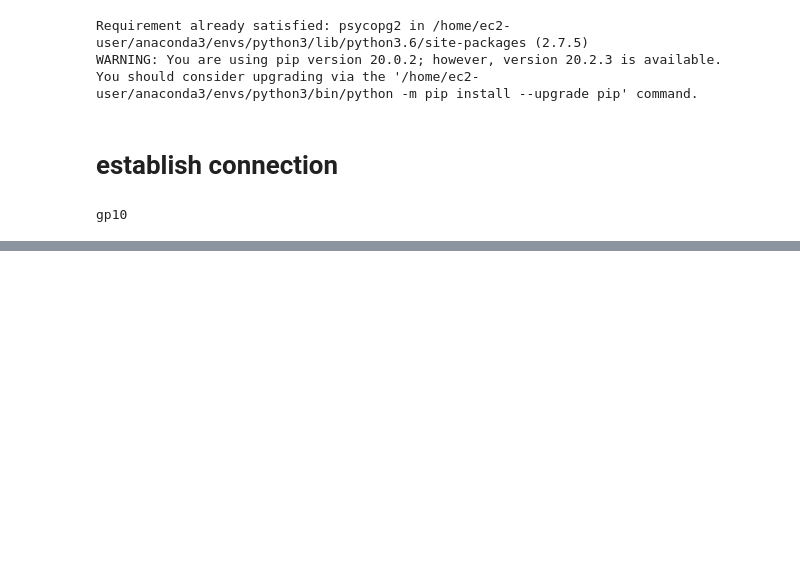
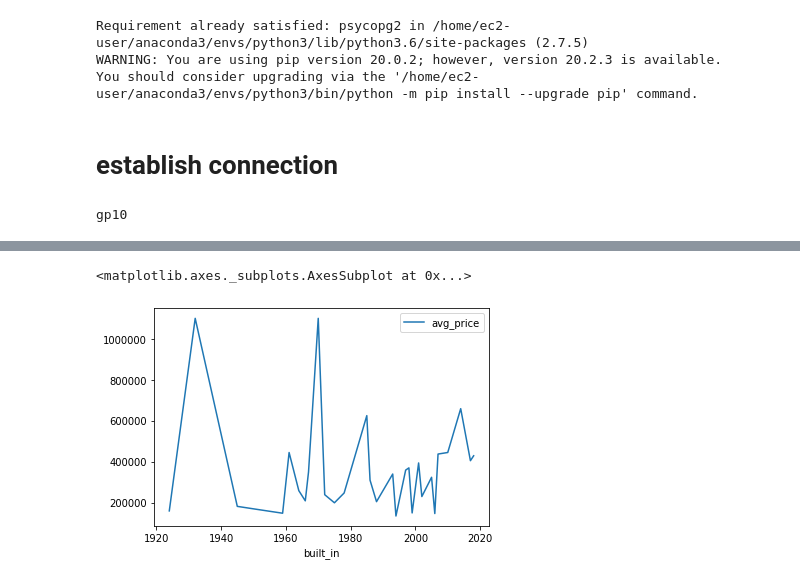
Before and after one commit to nowfelzj/Ia340, a Jupyter notebook: lec4.ipynb, the cells around one changed output, grey strips where cells are left out. Saved outputs shown, nothing was run; the diff lists cells and outputs as text; code cells hidden in the pictures; blank space fills up the shorter version.

Commit message:
changed code
learned how to query and modify tables in db

```diff
--- a/lec4.ipynb
+++ b/lec4.ipynb
@@ -37,3 +37,10 @@ pwd=config['myaws']['pwd']
 print(user)
 # %% [output]
 gp10
+# %%
+conn = psycopg2.connect(
+                        host = host,
+                        user = user,
+                        password = pwd,
+                        dbname=db
+                        )
@@ -39,0 +98,8 @@ gp10
+# %%
+sql_avg_price_year = """
+                    select built_in,
+                    avg(price) as avg_price
+                    from public.house_price
+                    group by built_in
+                    order by built_in
+                    """
@@ -39,0 +127,6 @@ gp10
+# %%
+df = pandas.read_sql_query(sql_avg_price_year,conn)
+df.plot(x='built_in', y = 'avg_price')
+# %% [output]
+<matplotlib.axes._subplots.AxesSubplot at 0x...>
+[figure, added]
```
Also changed, not shown: parts of 28 cells of this notebook.
